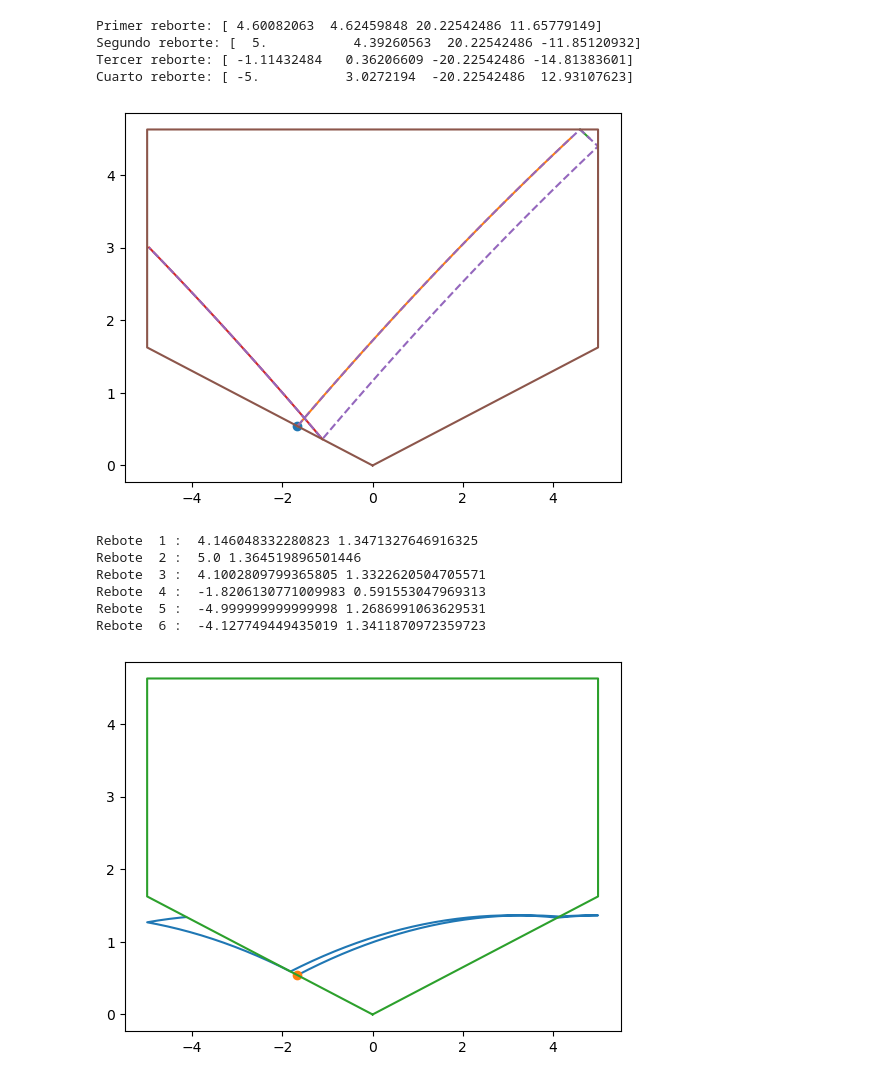
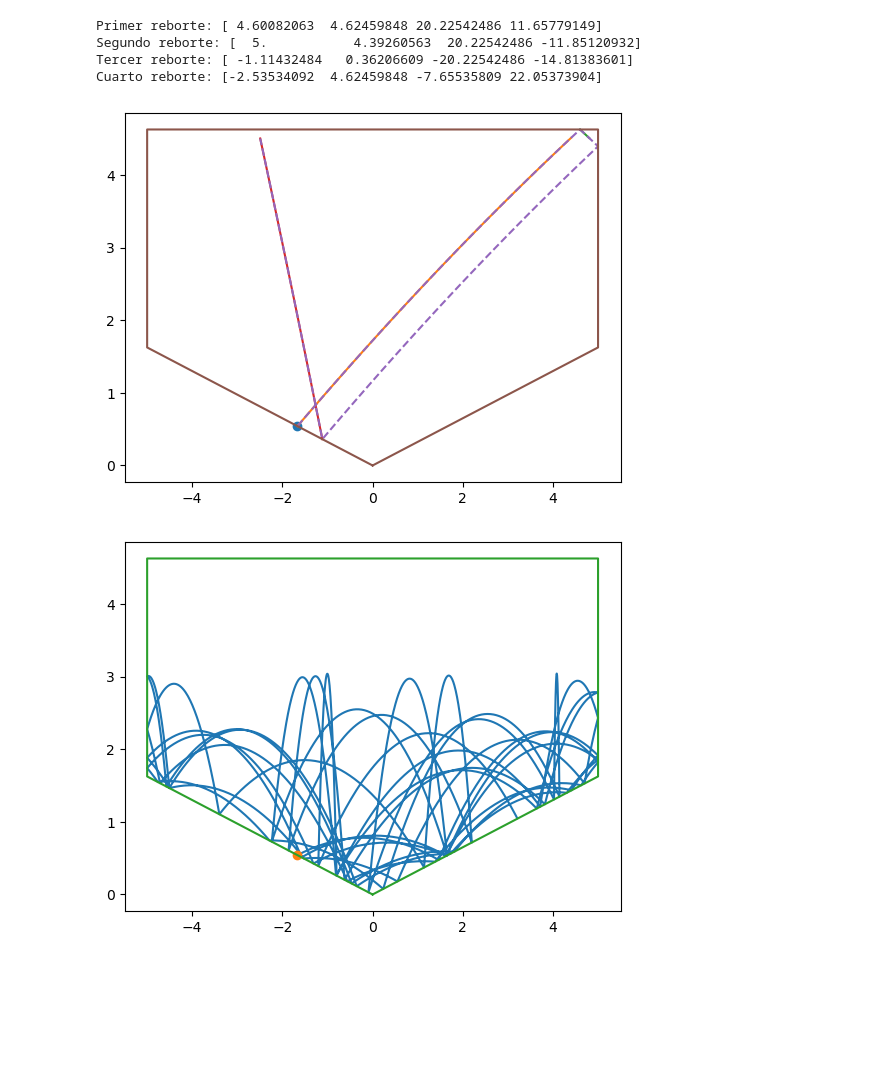
Before and after one commit to richmf/NotitasFisComp25-2, a Jupyter notebook: TEx2 P3 (1).ipynb, the cells around one changed output. Saved outputs shown, nothing was run; the diff lists cells and outputs as text; code cells hidden in the pictures; blank space fills up the shorter version.

```diff
--- a/TEx2 P3 (1).ipynb
+++ b/TEx2 P3 (1).ipynb
@@ -41,10 +43,30 @@ def min_no_zero(eventos,epsilon=1e-3):
     else:
         indice = 0
     return eventos[indice]
+
+def rampa_der(v,alfa):
+    Rma = np.array([[np.cos(alfa),np.sin(alfa)],[-np.sin(alfa),np.cos(alfa)]])
+    Ra = np.array([[np.cos(alfa),-np.sin(alfa)],[np.sin(alfa),np.cos(alfa)]])
+    P = np.array([[1,0],[0,-1]])
+    # Ra . P . Rma
+    T = np.dot(P,Rma)
+    T = np.dot(Ra,T)
+    n_v = np.dot(T,v)
+    return n_v
+
+def rampa_izq(v,alfa):
+    Rma = np.array([[np.cos(alfa),np.sin(alfa)],[-np.sin(alfa),np.cos(alfa)]])
+    Ra = np.array([[np.cos(alfa),-np.sin(alfa)],[np.sin(alfa),np.cos(alfa)]])
+    P = np.array([[1,0],[0,-1]])
+    # Rma . P . Ra
+    T = np.dot(P,Ra)
+    T = np.dot(Rma,T)
+    n_v = np.dot(T,v)
+    return n_v
 # %%
 L,d,alfa = 10,3,np.pi/10
 vel = 25
-ci = [ -L/6 , np.tan(alfa)*L/6 , vel*np.cos(2*alfa) , vel*np.sin(2*alfa)]
+ci = [ -L/6 , np.tan(alfa)*L/6 , vel*np.cos(2*alfa) , vel*np.sin(2*alfa)] #ci = x,y,vx,vy
 plt.plot(ci[0],ci[1],'o')
 condiciones = [suelo,pared_der,pared_izq,techo]
 x_tot , y_tot = np.array([]) , np.array([])
@@ -76,7 +98,8 @@ x_tot , y_tot = np.concatenate((x_tot,x3)) , np.concatenate((y_tot,y3))
 ci = x_v.sol(t_reb)
 print("Tercer reborte:",ci)
 #
-ci[3] = -ci[3]
+v_reb = rampa_izq([ci[2],ci[3]],alfa)
+ci[2] , ci[3] = v_reb[0] , v_reb[1]
 x_v = sp.solve_ivp(caida_libre,(0,tf),ci,dense_output=True,events=condiciones,args=(9.8,0,alfa,))
 t_reb = min_no_zero(x_v.t_events)
 t_vuelo = np.arange(0,t_reb,0.01)
@@ -96,8 +119,8 @@ plt.show()
 Primer reborte: [ 4.60082063  4.62459848 20.22542486 11.65779149]
 Segundo reborte: [  5.           4.39260563  20.22542486 -11.85120932]
 Tercer reborte: [ -1.11432484   0.36206609 -20.22542486 -14.81383601]
-Cuarto reborte: [ -5.           3.0272194  -20.22542486  12.93107623]
+Cuarto reborte: [-2.53534092  4.62459848 -7.65535809 22.05373904]
-[figure, old version]
+[figure, new version]
 # %%
 def pelota_en_caja( ci , N_reb=20 , g=9.8 , gam=0 , alfa=np.pi/10):
     # ci = [ x , y , vx , vy]
@@ -113,29 +136,28 @@ def pelota_en_caja( ci , N_reb=20 , g=9.8 , gam=0 , alfa=np.pi/10):
         x , y , vx , vy = x_v.sol(t_vuelo)
         x_tot , y_tot = np.concatenate((x_tot,x)) , np.concatenate((y_tot,y))
         ci = x_v.sol(t_reb)
-        if abs( abs(ci[0]) - 5 ) <= epsilon :
+        if abs( abs(ci[0]) - 5 ) <= epsilon : # pared derecha e izquierda
             ci[2] = -ci[2]
-        elif abs( ci[1] - (5*np.tan(alfa)+3) ) <= epsilon:
+        elif abs( ci[1] - (5*np.tan(alfa)+3) ) <= epsilon: # techo
             ci[3] = -ci[3]
         elif abs(ci[1] - np.tan(alfa)*abs(ci[0])) <= epsilon:
-            ci[3] = -ci[3]
+            if ci[0] > 0:
+                v_reb = rampa_der([ci[2],ci[3]],alfa)
+                ci[2] , ci[3] = v_reb[0] , v_reb[1]
+            else:
+                v_reb = rampa_izq([ci[2],ci[3]],alfa)
+                ci[2] , ci[3] = v_reb[0] , v_reb[1]
         n += 1
-        print("Rebote ",n,": ",ci[0],ci[1])
+        #print("Rebote ",n,": ",ci[0],ci[1])
     return x_tot,y_tot
 # %%
 L,d,alfa = 10,3,np.pi/10
-vel = 13
+vel = 7
 ci = [ -L/6 , np.tan(alfa)*L/6 , vel*np.cos(alfa) , vel*np.sin(alfa)]
-x,y = pelota_en_caja(ci,N_reb=6)
+x,y = pelota_en_caja(ci,N_reb=50)
 plt.plot(x,y)
 plt.plot(ci[0],ci[1],'o')
 cuarto(L,d,alfa)
 plt.show()
 # %% [output]
-Rebote  1 :  4.146048332280823 1.3471327646916325
-Rebote  2 :  5.0 1.364519896501446
-Rebote  3 :  4.1002809799365805 1.3322620504705571
-Rebote  4 :  -1.8206130771009983 0.591553047969313
-Rebote  5 :  -4.999999999999998 1.2686991063629531
-Rebote  6 :  -4.127749449435019 1.3411870972359723
-[figure, old version]
+[figure, new version]
```
Also changed, not shown: parts of 3 cells of this notebook, 1 other file.
